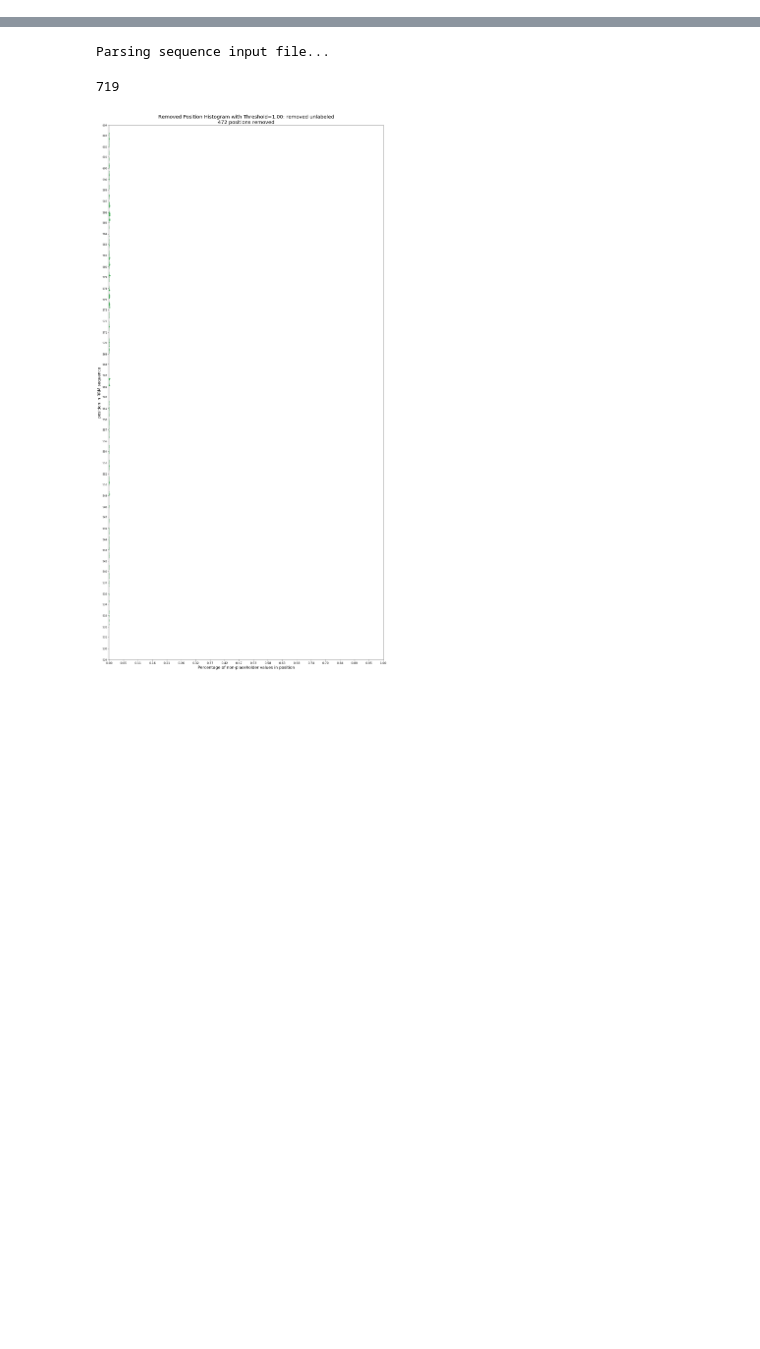
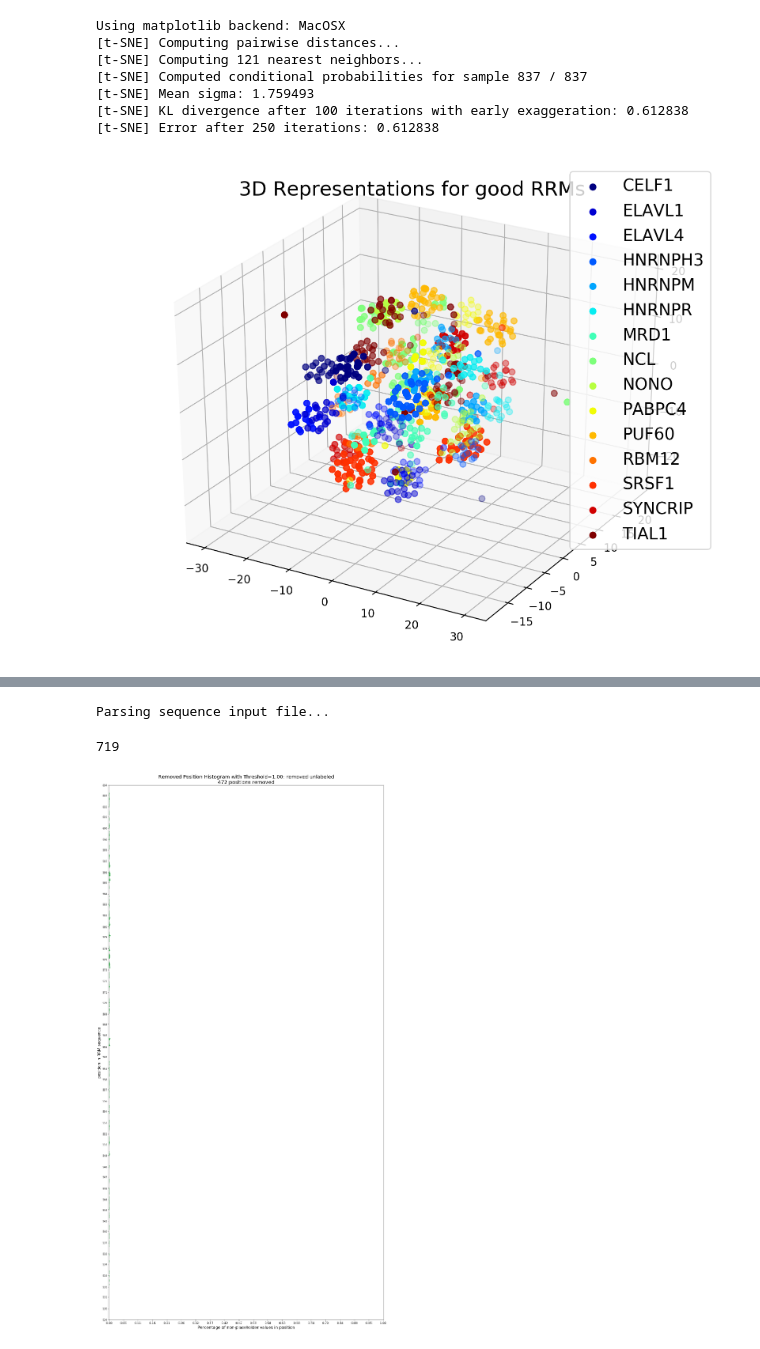
Before and after one commit to ostwind/ProteinLatentRep, a Jupyter notebook: CNN_LSTM/CNN_LSTM_tSNE.ipynb, the cells around one changed output, grey strips where cells are left out. Saved outputs shown, nothing was run; the diff lists cells and outputs as text; code cells hidden in the pictures; blank space fills up the shorter version.

```diff
--- a/CNN_LSTM/CNN_LSTM_tSNE.ipynb
+++ b/CNN_LSTM/CNN_LSTM_tSNE.ipynb
@@ -103,3 +120,16 @@ tsne.plot('Representation for filtered RRMs', hiddens_to_plot['genID'], hiddens_
+# %%
+%matplotlib
+reload(tsne)
+tsne.plot3d('3D Representations for good RRMs', matched2plot['To'], matched2plot.drop('To', 1).values, perplexity=400)
+# %% [output]
+Using matplotlib backend: MacOSX
+[t-SNE] Computing pairwise distances...
+[t-SNE] Computing 121 nearest neighbors...
+[t-SNE] Computed conditional probabilities for sample 837 / 837
+[t-SNE] Mean sigma: 1.759493
+[t-SNE] KL divergence after 100 iterations with early exaggeration: 0.612838
+[t-SNE] Error after 250 iterations: 0.612838
+[figure, added]
 # %%
 hiddens1 = pd.read_csv('../../../../Downloads/hiddens.csv', index_col=0)
 # %%
```
Also changed, not shown: parts of 24 cells of this notebook.
